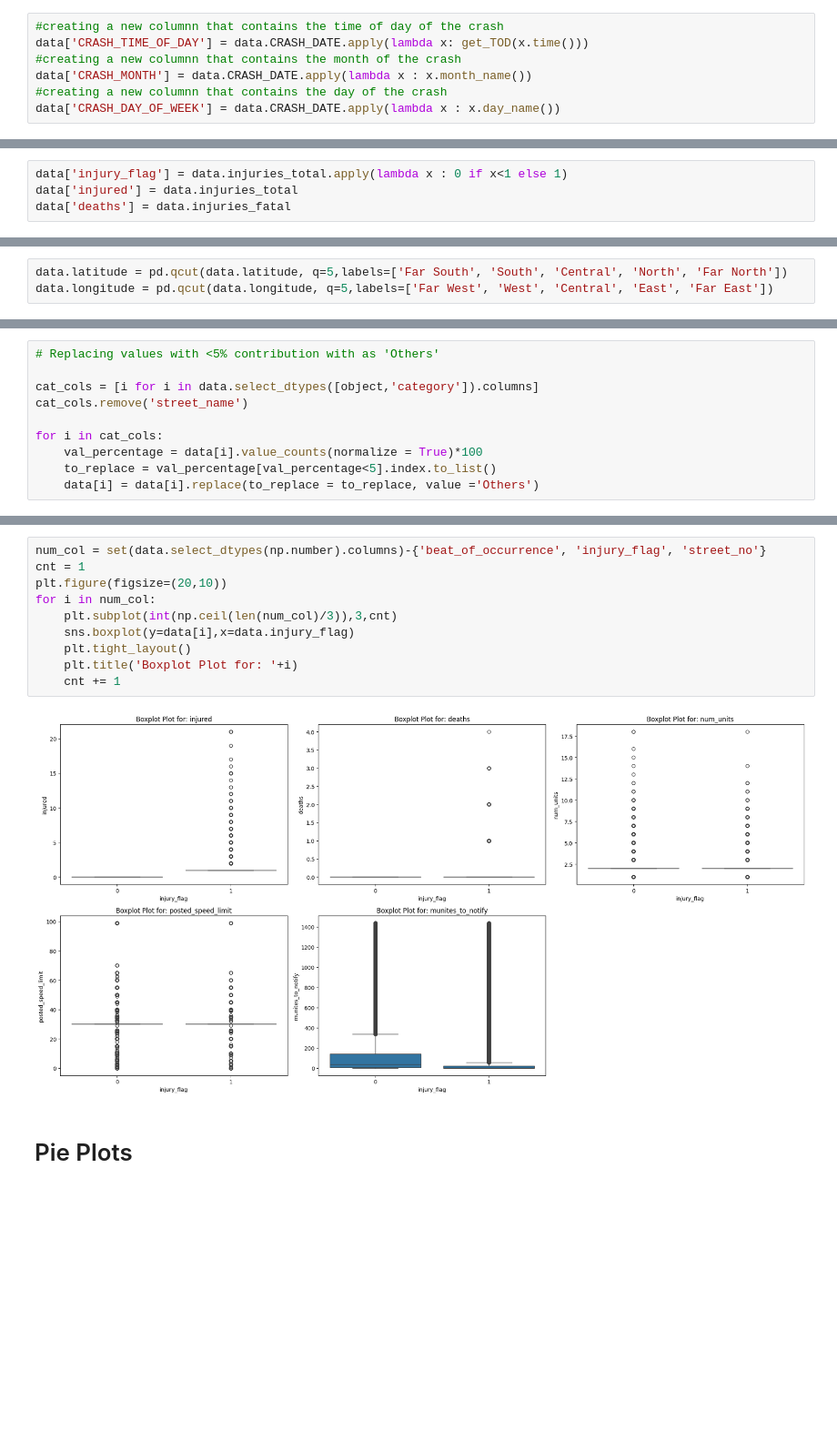
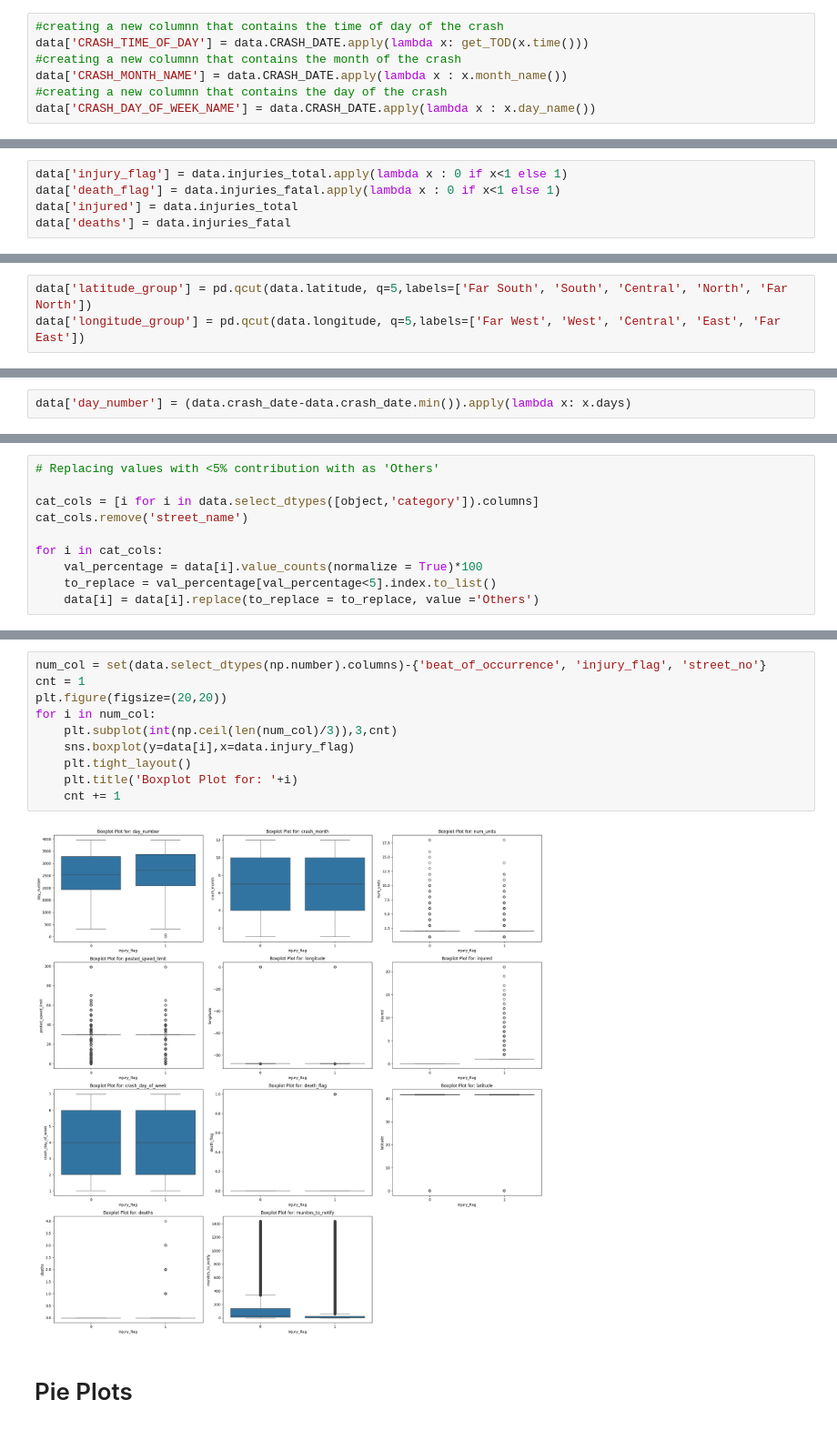
Before and after one commit to kapeesh-kaul/causes-of-fatalities, a Jupyter notebook: notebook.ipynb, the cells around one changed output, grey strips where cells are left out. Shown at 91% size. Cells and saved outputs as stored; diff of their text form; blank space fills up the shorter version.

```diff
--- a/notebook.ipynb
+++ b/notebook.ipynb
@@ -86,26 +86,29 @@ def get_TOD(time):
 #creating a new columnn that contains the time of day of the crash
 data['CRASH_TIME_OF_DAY'] = data.CRASH_DATE.apply(lambda x: get_TOD(x.time()))
 #creating a new columnn that contains the month of the crash
-data['CRASH_MONTH'] = data.CRASH_DATE.apply(lambda x : x.month_name())
+data['CRASH_MONTH_NAME'] = data.CRASH_DATE.apply(lambda x : x.month_name())
 #creating a new columnn that contains the day of the crash
-data['CRASH_DAY_OF_WEEK'] = data.CRASH_DATE.apply(lambda x : x.day_name())
+data['CRASH_DAY_OF_WEEK_NAME'] = data.CRASH_DATE.apply(lambda x : x.day_name())
 # %% [markdown]
 Converting column names to lowercase because I feel like I am yelling a lot XD
 # %%
 data.columns = [x for x in pd.Series([x for x in data.columns]).apply(lambda x : x.lower())]
 # %%
 data['injury_flag'] = data.injuries_total.apply(lambda x : 0 if x<1 else 1)
+data['death_flag'] = data.injuries_fatal.apply(lambda x : 0 if x<1 else 1)
 data['injured'] = data.injuries_total
 data['deaths'] = data.injuries_fatal
 # %% [markdown]
 binning latitudes and longitudes
 # %%
-data.latitude = pd.qcut(data.latitude, q=5,labels=['Far South', 'South', 'Central', 'North', 'Far North'])
-data.longitude = pd.qcut(data.longitude, q=5,labels=['Far West', 'West', 'Central', 'East', 'Far East'])
+data['latitude_group'] = pd.qcut(data.latitude, q=5,labels=['Far South', 'South', 'Central', 'North', 'Far North'])
+data['longitude_group'] = pd.qcut(data.longitude, q=5,labels=['Far West', 'West', 'Central', 'East', 'Far East'])
 # %% [markdown]
 because of the high degree of correlation we will drop columns related to injuries
 # %%
 data.drop([x for x in data.columns if 'injuries' in x], axis=1, inplace=True)
+# %%
+data['day_number'] = (data.crash_date-data.crash_date.min()).apply(lambda x: x.days)
 # %% [markdown]
 # Data Exploration
 # %% [markdown]
@@ -137,15 +140,15 @@ for i in cat_cols:
 # %%
 num_col = set(data.select_dtypes(np.number).columns)-{'beat_of_occurrence', 'injury_flag', 'street_no'}
 cnt = 1
-plt.figure(figsize=(20,10))
+plt.figure(figsize=(20,20))
 for i in num_col:
     plt.subplot(int(np.ceil(len(num_col)/3)),3,cnt)
     sns.boxplot(y=data[i],x=data.injury_flag)
     plt.tight_layout()
     plt.title('Boxplot Plot for: '+i)
     cnt += 1
 # %% [output]
-[figure, old version]
+[figure, new version]
 # %% [markdown]
 # Pie Plots
 # %%
```
Also changed, not shown: parts of 6 cells of this notebook.
